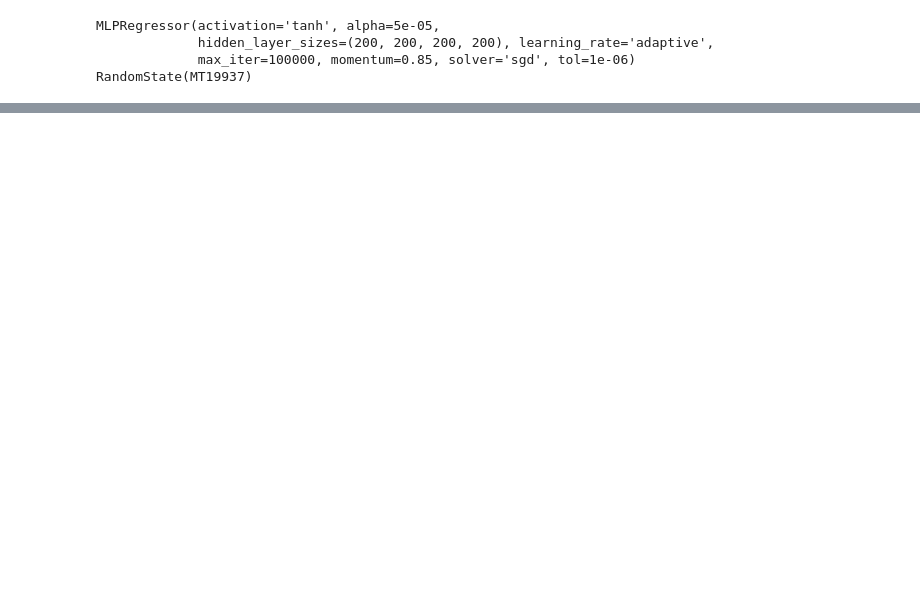
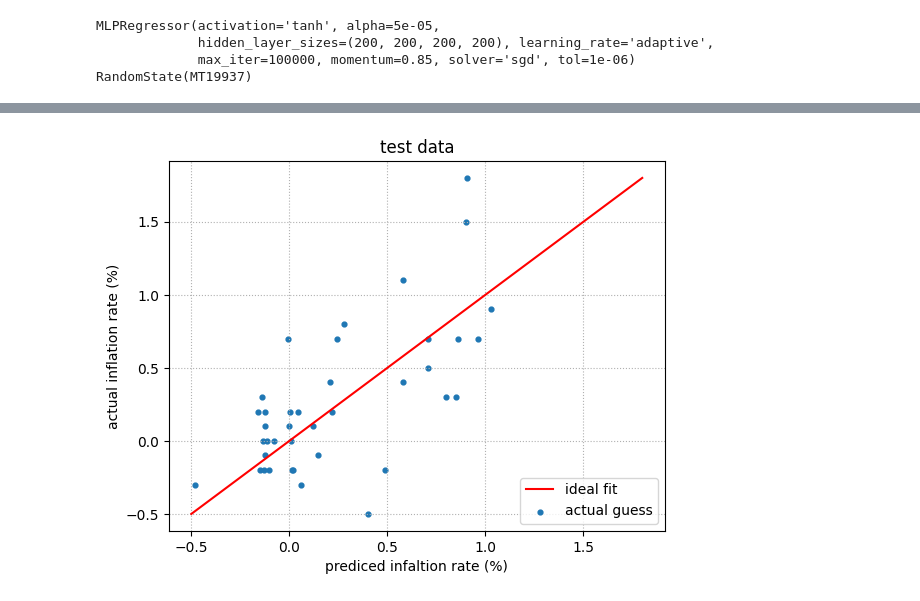
Before and after one commit to P4ndaM1x/inflation-predictor, a Jupyter notebook: model.ipynb, the cells around one changed output, grey strips where cells are left out. Saved outputs shown, nothing was run; the diff lists cells and outputs as text; code cells hidden in the pictures; blank space fills up the shorter version.

Commit message:
generating plots in model.ipynb added

```diff
--- a/model.ipynb
+++ b/model.ipynb
@@ -101,0 +75,15 @@ plt.show()
+# %%
+low_test_bound = np.min([*y_pred_scaled,*y_test_scaled])-100
+high_test_bound = np.max([*y_pred_scaled,*y_test_scaled])-100
+
+plt.figure()
+plt.grid(linestyle=':')
+plt.plot([low_test_bound, high_test_bound], [low_test_bound, high_test_bound], c='r', label="ideal fit")
+plt.scatter(y_pred_scaled-100, y_test_scaled-100, s=12, label="actual guess")
+plt.legend(loc='lower right')
+plt.xlabel('prediced infaltion rate (%)')
+plt.ylabel('actual inflation rate (%)')
+plt.title("test data")
+plt.show()
+# %% [output]
+[figure, added]
```
Also changed, not shown: parts of 8 cells of this notebook, 2 other files.
